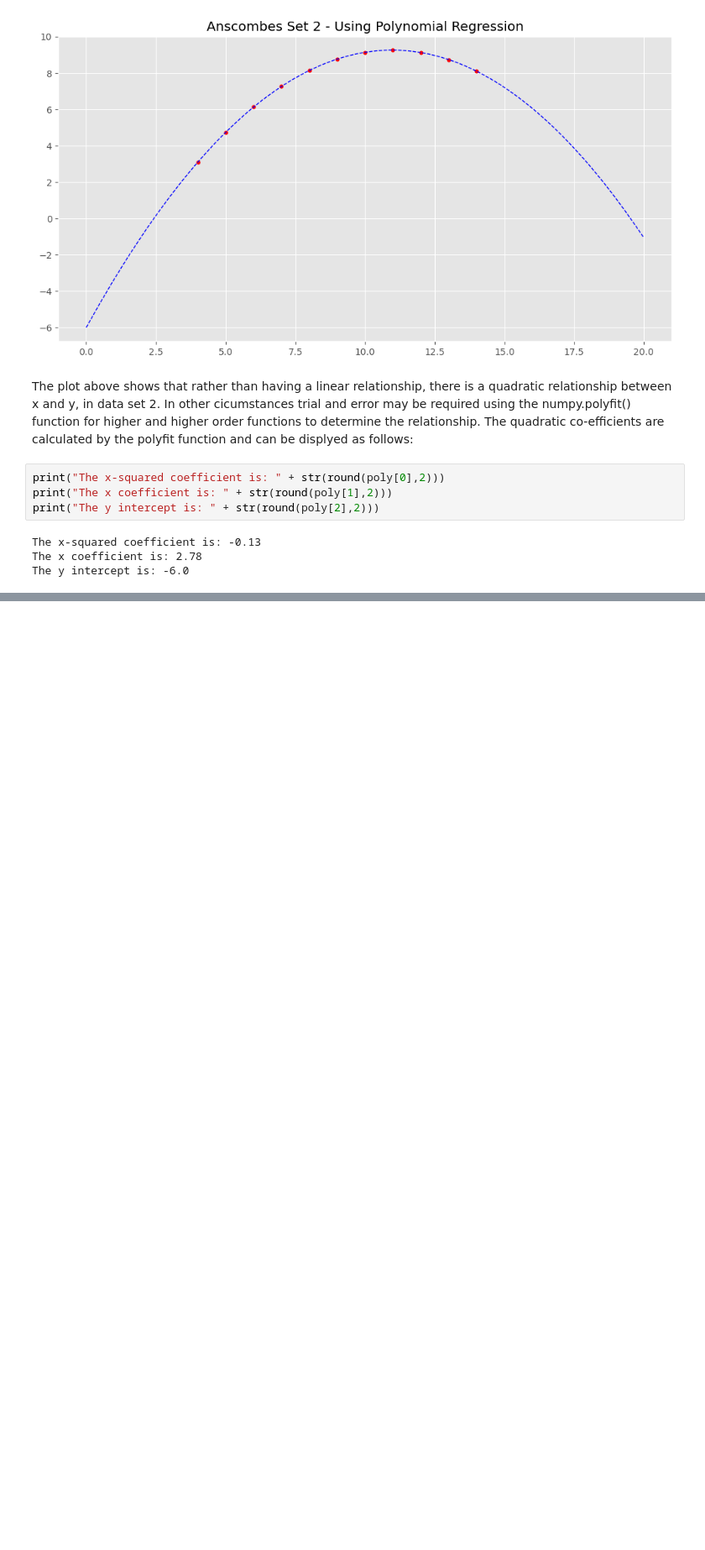
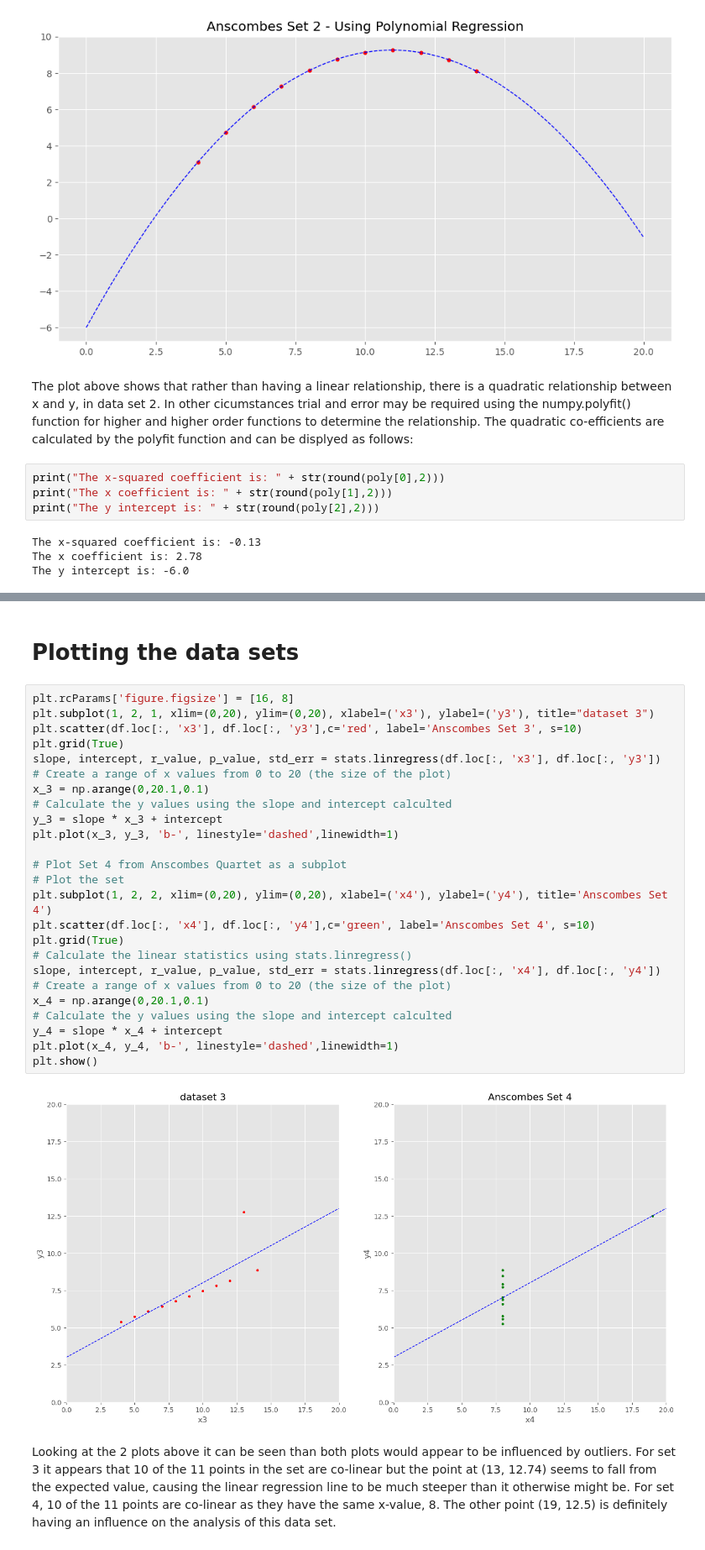
Before and after one commit to keithmmc/dataprojects, a Jupyter notebook: anscombes.ipynb, the cells around one changed output, grey strips where cells are left out. Shown at 84% size. Saved outputs shown, nothing was run; the diff lists cells and outputs as text; blank space fills up the shorter version.

```diff
--- a/anscombes.ipynb
+++ b/anscombes.ipynb
@@ -188,0 +209,31 @@ The y intercept is: -6.0
+# %% [markdown]
+# Plotting the data sets
+# %%
+plt.rcParams['figure.figsize'] = [16, 8]
+plt.subplot(1, 2, 1, xlim=(0,20), ylim=(0,20), xlabel=('x3'), ylabel=('y3'), title="dataset 3")
+plt.scatter(df.loc[:, 'x3'], df.loc[:, 'y3'],c='red', label='Anscombes Set 3', s=10)
+plt.grid(True)
+slope, intercept, r_value, p_value, std_err = stats.linregress(df.loc[:, 'x3'], df.loc[:, 'y3'])
+# Create a range of x values from 0 to 20 (the size of the plot)
+x_3 = np.arange(0,20.1,0.1)
+# Calculate the y values using the slope and intercept calculted
+y_3 = slope * x_3 + intercept
+plt.plot(x_3, y_3, 'b-', linestyle='dashed',linewidth=1)
+
+# Plot Set 4 from Anscombes Quartet as a subplot
+# Plot the set
+plt.subplot(1, 2, 2, xlim=(0,20), ylim=(0,20), xlabel=('x4'), ylabel=('y4'), title='Anscombes Set 4')
+plt.scatter(df.loc[:, 'x4'], df.loc[:, 'y4'],c='green', label='Anscombes Set 4', s=10)
+plt.grid(True)
+# Calculate the linear statistics using stats.linregress()
+slope, intercept, r_value, p_value, std_err = stats.linregress(df.loc[:, 'x4'], df.loc[:, 'y4'])
+# Create a range of x values from 0 to 20 (the size of the plot)
+x_4 = np.arange(0,20.1,0.1)
+# Calculate the y values using the slope and intercept calculted
+y_4 = slope * x_4 + intercept
+plt.plot(x_4, y_4, 'b-', linestyle='dashed',linewidth=1)
+plt.show()
+# %% [output]
+[figure, added]
+# %% [markdown]
+Looking at the 2 plots above it can be seen than both plots would appear to be influenced by outliers. For set 3 it appears that 10 of the 11 points in the set are co-linear but the point at (13, 12.74) seems to fall from the expected value, causing the linear regression line to be much steeper than it otherwise might be. For set 4, 10 of the 11 points are co-linear as they have the same x-value, 8. The other point (19, 12.5) is definitely having an influence on the analysis of this data set.
```
Also changed, not shown: parts of 21 cells of this notebook.
